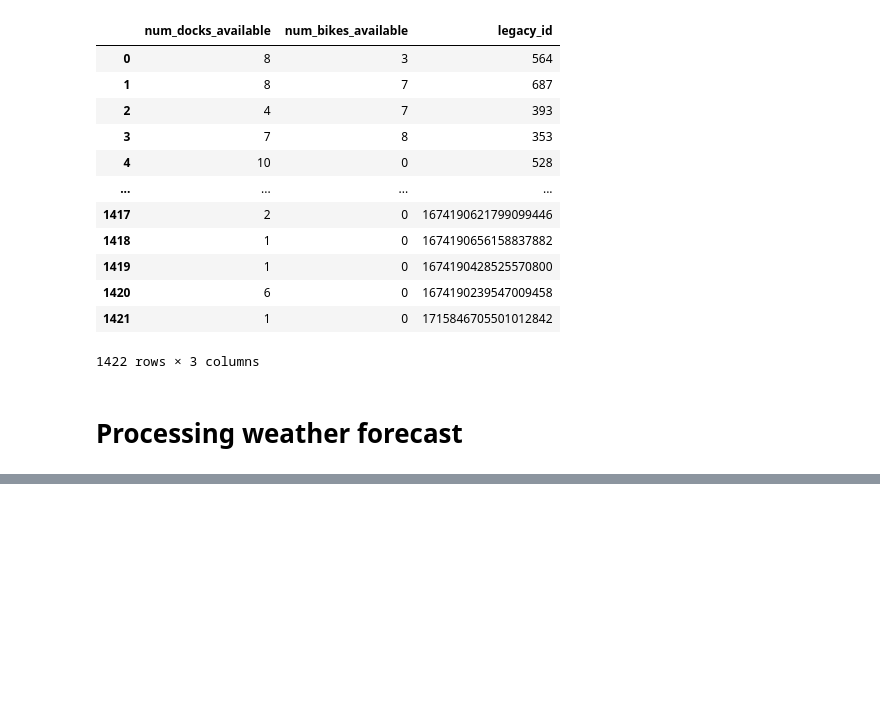
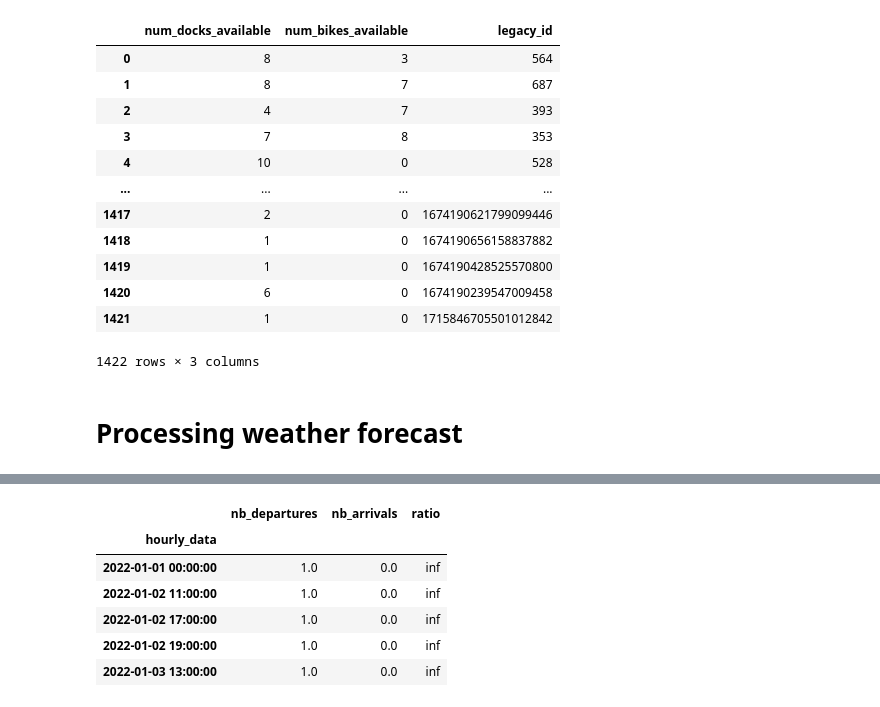
Before and after one commit to G-Dolle/DIVVY_BIKE, a Jupyter notebook: weather_exploration.ipynb, the cells around one changed output, grey strips where cells are left out. Drawn from its saved outputs; the diff is of its cells as text; code cells hidden in the pictures; blank space fills up the shorter version.

```diff
--- a/weather_exploration.ipynb
+++ b/weather_exploration.ipynb
@@ -1548,0 +1799,10 @@ for i in range(len(result)):
+# %%
+reduced_divvy.head(5)
+# %% [output]
+|  | nb_departures | nb_arrivals | ratio |
+| hourly_data |  |  |  |
+| 2022-01-01 00:00:00 | 1.0 | 0.0 | inf |
+| 2022-01-02 11:00:00 | 1.0 | 0.0 | inf |
+| 2022-01-02 17:00:00 | 1.0 | 0.0 | inf |
+| 2022-01-02 19:00:00 | 1.0 | 0.0 | inf |
+| 2022-01-03 13:00:00 | 1.0 | 0.0 | inf |
```
Also changed, not shown: parts of 34 cells of this notebook, 3 other files.
